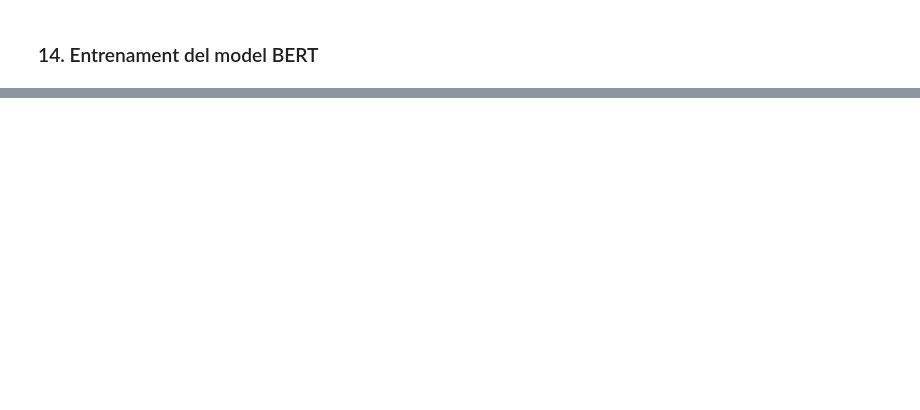
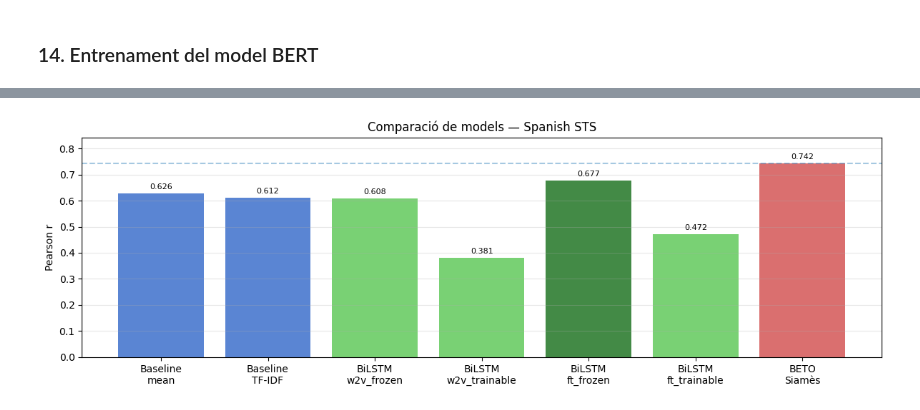
Before and after one commit to maxerrmax/Practica4_PLH, a Jupyter notebook: P4_part3_extrinseca.ipynb, the cells around one changed output, grey strips where cells are left out. Drawn from its saved outputs; the diff is of its cells as text; code cells hidden in the pictures; blank space fills up the shorter version.

```diff
--- a/P4_part3_extrinseca.ipynb
+++ b/P4_part3_extrinseca.ipynb
@@ -303,7 +476,7 @@ class STSDataset(Dataset):
         )
 
 train_loader = DataLoader(STSDataset(train_df), batch_size=32, shuffle=True)
-dev_loader   = DataLoader(STSDataset(dev_df),   batch_size=64)
+dev_loader   = DataLoader(STSDataset(val_df),   batch_size=64)
 test_loader  = DataLoader(STSDataset(test_df),  batch_size=64)
 # %% [markdown]
 ### 10. Arquitectura del model seqüencial
@@ -467,7 +799,7 @@ class MeanPooling(nn.Module):
 
 
 class BETOSiameseRegressor(nn.Module):
-    def __init__(self, model_name=BERT_MODEL, final_hidden_size=64):
+    def __init__(self, model_name=BERT_MODEL, final_hidden_size=64, dropout=0.3):
         super().__init__()
         self.encoder    = AutoModel.from_pretrained(model_name)
         self.pool       = MeanPooling()
@@ -475,7 +807,7 @@ class BETOSiameseRegressor(nn.Module):
         self.regressor  = nn.Sequential(
             nn.Linear(hidden * 4, final_hidden_size),
             nn.ReLU(),
-            nn.Dropout(0.2),
+            nn.Dropout(dropout),
             nn.Linear(final_hidden_size, 1),
         )
 
@@ -528,0 +1074,4 @@ Millor test Pearson BERT: 0.1007
+# %%
+bert_model = BETOSiameseRegressor(final_hidden_size=64, dropout=0.3)
+bert_model.load_state_dict(torch.load("bert.pt", map_location="cpu"))
+bert_model.eval()
@@ -532,30 +1120,68 @@ Millor test Pearson BERT: 0.1007
 # %%
-# Millor baseline (TF-IDF)
+# Millor baseline
 best_bl = df_baseline.iloc[0]
 
-print("="*55)
-print(f"{'Aproximació':<35} {'Pearson':>8}")
-print("="*55)
-print(f"{'Baseline mean (' + best_bl['name'] + ')':<35} {best_bl['mean']:>8.4f}")
-print(f"{'Baseline TF-IDF (' + best_bl['name'] + ')':<35} {best_bl['tfidf']:>8.4f}")
-print(f"{'BiLSTM frozen (' + SEQ_MODEL_NAME + ')':<35} {seq_results['frozen']:>8.4f}")
-print(f"{'BiLSTM trainable (' + SEQ_MODEL_NAME + ')':<35} {seq_results['trainable']:>8.4f}")
-print(f"{'BETO Siamès':<35} {best_test_bert:>8.4f}")
-print("="*55)
+# Millor BiLSTM (ja calculat abans)
+best_seq_pearson = seq_results[best_run]
 
-# Gràfic
-labels = ["Baseline\nmean", "Baseline\nTF-IDF",
-          "BiLSTM\nfrozen", "BiLSTM\ntrainable", "BETO\nSiamès"]
-values = [best_bl["mean"], best_bl["tfidf"],
-          seq_results["frozen"], seq_results["trainable"], best_test_bert]
-colors = ["#4878cf","#4878cf","#6acc65","#6acc65","#d65f5f"]
+# ── PRINT TAULA ───────────────────────────────────────────────
+print("="*60)
+print(f"{'Aproximació':<40} {'Pearson':>8}")
+print("="*60)
 
-fig, ax = plt.subplots(figsize=(9,4))
-ax.bar(labels, values, color=colors, alpha=0.85)
+print(f"{'Baseline mean (' + best_bl['name'] + ')':<40} {best_bl['mean']:>8.4f}")
+print(f"{'Baseline TF-IDF (' + best_bl['name'] + ')':<40} {best_bl['tfidf']:>8.4f}")
+
+for run_key, pearson in seq_results.items():
+    marca = " ◄ MILLOR BiLSTM" if run_key == best_run else ""
+    print(f"{'BiLSTM ' + run_key:<40} {pearson:>8.4f}{marca}")
+
+print(f"{'BETO Siamès':<40} {best_test_bert:>8.4f} ◄ MILLOR GLOBAL")
+print("="*60)
+
+
+# ── GRÀFIC ────────────────────────────────────────────────────
+labels = (
+    ["Baseline\nmean", "Baseline\nTF-IDF"]
+    + [f"BiLSTM\n{k}" for k in seq_results.keys()]
+    + ["BETO\nSiamès"]
+)
+
+values = (
+    [best_bl["mean"], best_bl["tfidf"]]
+    + [seq_results[k] for k in seq_results.keys()]
+    + [best_test_bert]
+)
+
+# Colors coherents amb els teus experiments
+colors = (
+    ["#4878cf", "#4878cf"]  # baseline
+    + ["#6acc65" if k != best_run else "#2e7d32" for k in seq_results.keys()]  # BiLSTM
+    + ["#d65f5f"]  # BETO
+)
+
+fig, ax = plt.subplots(figsize=(12, 4))
+
+bars = ax.bar(labels, values, color=colors, alpha=0.9)
+
+# Etiquetes numèriques
+ax.bar_label(
+    bars,
+    labels=[f"{v:.3f}" for v in values],
+    padding=3,
+    fontsize=8
+)
+
+# Línia millor model global
+ax.axhline(best_test_bert, linestyle="--", alpha=0.4)
+
 ax.set_ylabel("Pearson r")
-ax.set_title("Avaluació extrínseca – Spanish STS\n(totes les aproximacions)")
-ax.set_ylim(0, 1)
+ax.set_title("Comparació de models — Spanish STS")
+
+ax.set_ylim(0, max(values) + 0.1)
 ax.grid(axis="y", alpha=0.3)
+
 plt.tight_layout()
-plt.savefig("grafic_extrinseca.png", dpi=120, bbox_inches="tight")
+plt.savefig("grafic_extrinseca.png", dpi=120)
 plt.show()
+# %% [output]
@@ -561,0 +1199 @@ plt.show()
+[figure, added]
```
Also changed, not shown: parts of 52 cells of this notebook, 2 other files.
